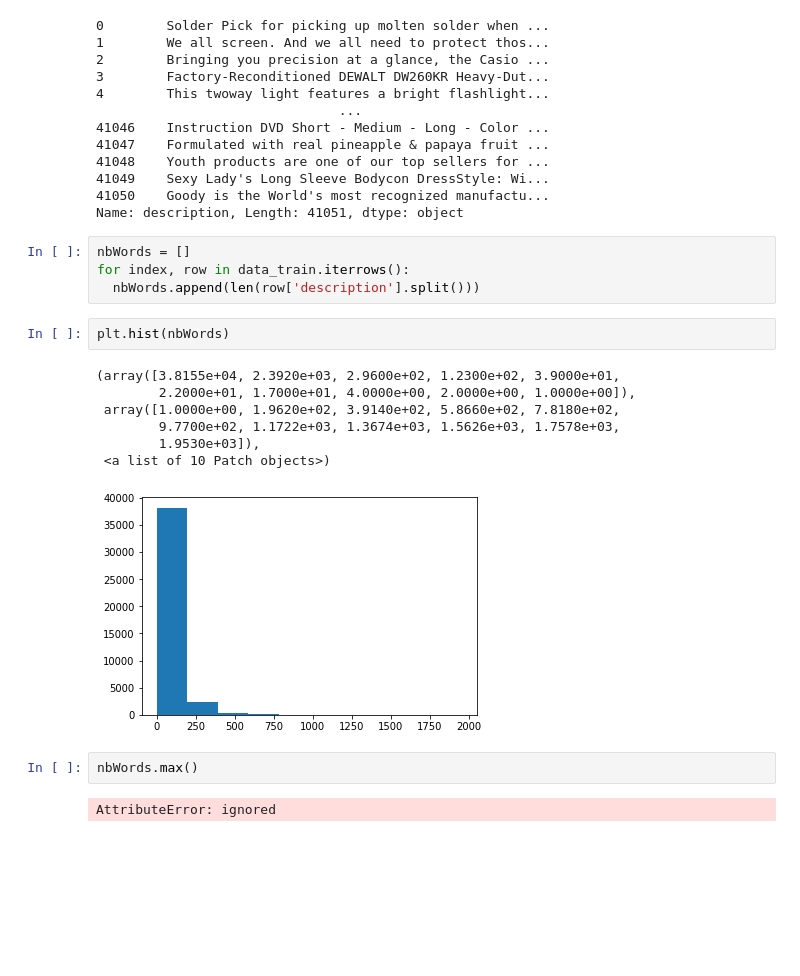
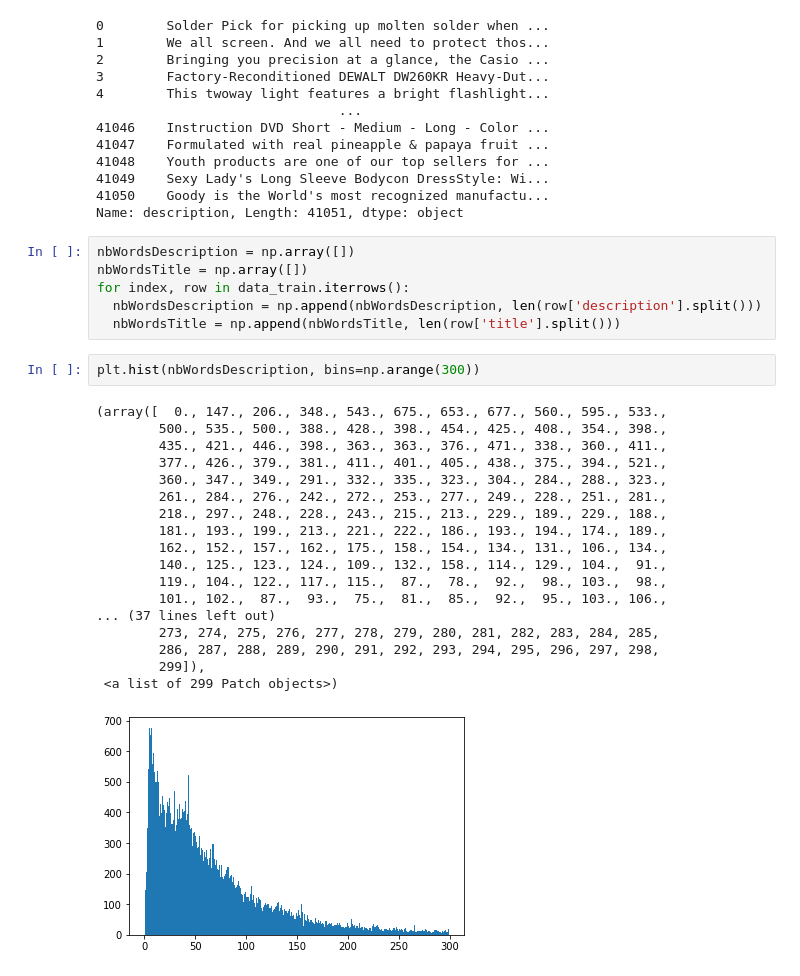
Before and after one commit to Elsasser67/DataScience21, a Jupyter notebook: Projekt/Kaggle_Projekt_Schnell_Theo.ipynb, the cells around one changed output. Saved outputs shown, nothing was run; the diff lists cells and outputs as text; blank space fills up the shorter version.

```diff
--- a/Projekt/Kaggle_Projekt_Schnell_Theo.ipynb
+++ b/Projekt/Kaggle_Projekt_Schnell_Theo.ipynb
@@ -237,20 +237,29 @@ data_train.description
 41050    Goody is the World's most recognized manufactu...
 Name: description, Length: 41051, dtype: object
 # %%
-nbWords = []
+nbWordsDescription = np.array([])
+nbWordsTitle = np.array([])
 for index, row in data_train.iterrows():
-  nbWords.append(len(row['description'].split()))
+  nbWordsDescription = np.append(nbWordsDescription, len(row['description'].split()))
+  nbWordsTitle = np.append(nbWordsTitle, len(row['title'].split()))
-# %%
-plt.hist(nbWords)
-# %% [output]
-(array([3.8155e+04, 2.3920e+03, 2.9600e+02, 1.2300e+02, 3.9000e+01,
-        2.2000e+01, 1.7000e+01, 4.0000e+00, 2.0000e+00, 1.0000e+00]),
- array([1.0000e+00, 1.9620e+02, 3.9140e+02, 5.8660e+02, 7.8180e+02,
-        9.7700e+02, 1.1722e+03, 1.3674e+03, 1.5626e+03, 1.7578e+03,
-        1.9530e+03]),
- <a list of 10 Patch objects>)
-[figure, removed]
-# %%
-nbWords.max()
-# %% [output]
-AttributeError: ignored
+# %%
+plt.hist(nbWordsDescription, bins=np.arange(300))
+# %% [output]
+(array([  0., 147., 206., 348., 543., 675., 653., 677., 560., 595., 533.,
+        500., 535., 500., 388., 428., 398., 454., 425., 408., 354., 398.,
+        435., 421., 446., 398., 363., 363., 376., 471., 338., 360., 411.,
+        377., 426., 379., 381., 411., 401., 405., 438., 375., 394., 521.,
+        360., 347., 349., 291., 332., 335., 323., 304., 284., 288., 323.,
+        261., 284., 276., 242., 272., 253., 277., 249., 228., 251., 281.,
+        218., 297., 248., 228., 243., 215., 213., 229., 189., 229., 188.,
+        181., 193., 199., 213., 221., 222., 186., 193., 194., 174., 189.,
+        162., 152., 157., 162., 175., 158., 154., 134., 131., 106., 134.,
+        140., 125., 123., 124., 109., 132., 158., 114., 129., 104.,  91.,
+        119., 104., 122., 117., 115.,  87.,  78.,  92.,  98., 103.,  98.,
+        101., 102.,  87.,  93.,  75.,  81.,  85.,  92.,  95., 103., 106.,
+... (37 lines left out)
+        273, 274, 275, 276, 277, 278, 279, 280, 281, 282, 283, 284, 285,
+        286, 287, 288, 289, 290, 291, 292, 293, 294, 295, 296, 297, 298,
+        299]),
+ <a list of 299 Patch objects>)
+[figure, added]
```
Also changed, not shown: parts of 8 cells of this notebook.
